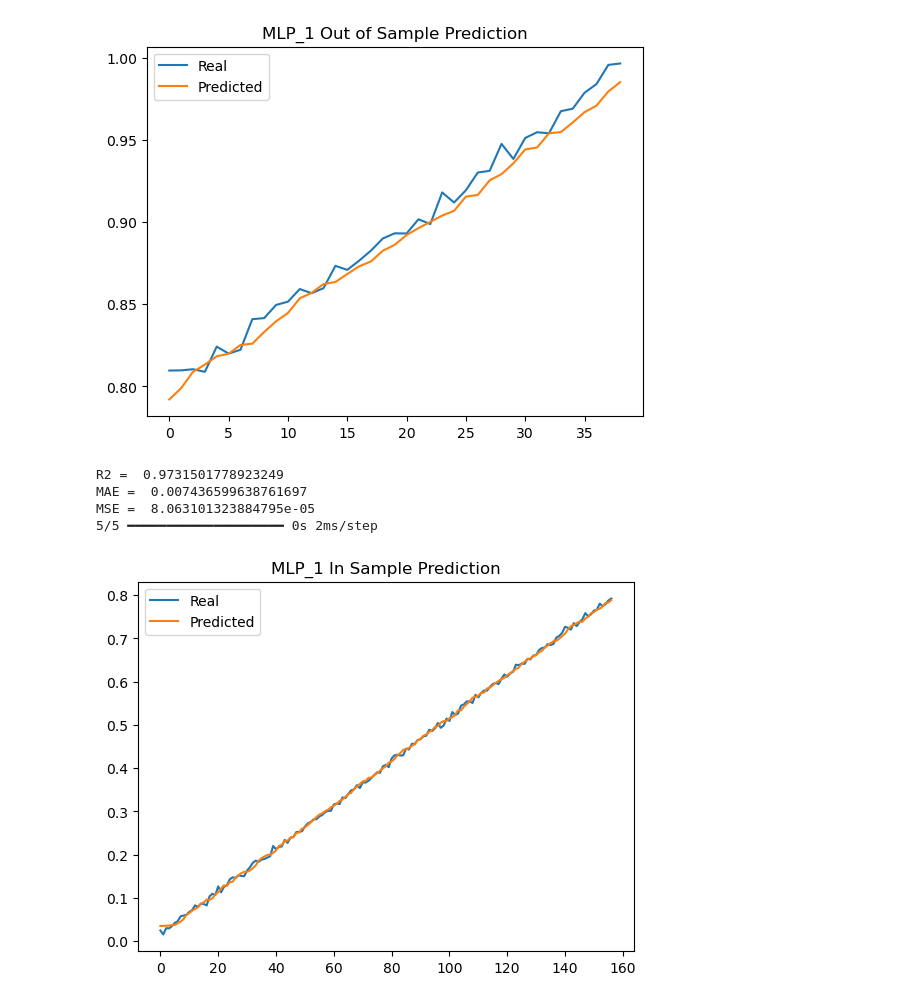
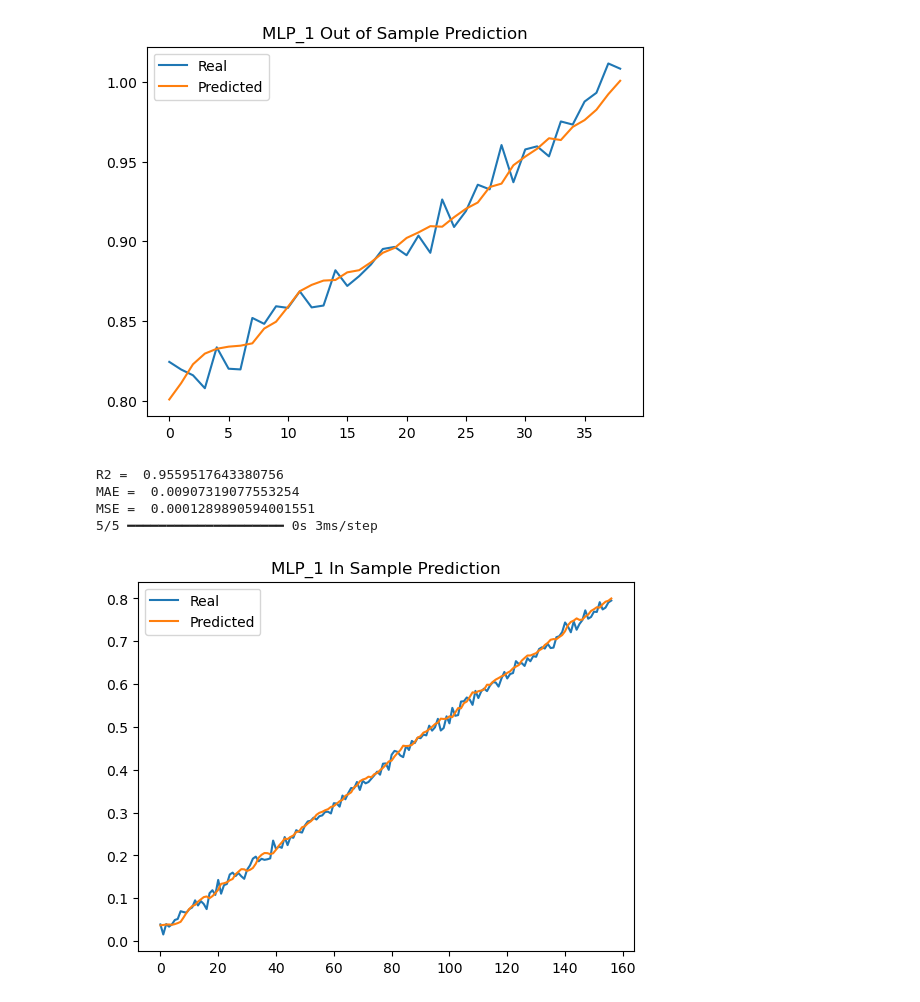
Before and after one commit to nagars/IL2233-KTH-Embedded-Intelligence, a Jupyter notebook: Project/Project_Task1.ipynb, the cells around one changed output. Drawn from its saved outputs; the diff is of its cells as text; code cells hidden in the pictures.

```diff
--- a/Project/Project_Task1.ipynb
+++ b/Project/Project_Task1.ipynb
@@ -128,7 +131,7 @@ MSE =  5.570392612233324e-05
 # Task 3.1.1.2
 # Creat an array of 200 steps from 0 to 1 with noise
 np.random.seed(0)  # for reproducibility
-noise = np.random.normal(-0.5, 0.5, num_points)  # random noise
+noise = np.random.normal(0, 1, num_points)  # random noise
 series_noise = series + 0.01*noise
 
 # Split data as required
@@ -151,6 +154,7 @@ plt.show()
 print('R2 = ', r2_score(MLP_1_Output_Predict, test_series[1]))
 print('MAE = ', mean_absolute_error(MLP_1_Output_Predict, test_series[1]))
 print('MSE = ', mean_squared_error(MLP_1_Output_Predict, test_series[1]))
+print('MAPE = ', mean_absolute_percentage_error(MLP_1_Output_Predict, test_series[1]))
 
 # Predict in sample values
 MLP_1_Output_Predict = MLP_1.predict(train_series[0])
@@ -183,9 +187,9 @@ Epoch 20/20
-[figure, old version]
+[figure, new version]
-R2 =  0.9731501778923249
-MAE =  0.007436599638761697
-MSE =  8.063101323884795e-05
-5/5 ━━━━━━━━━━━━━━━━━━━━ 0s 2ms/step
+R2 =  0.9559517643380756
+MAE =  0.00907319077553254
+MSE =  0.0001289890594001551
+5/5 ━━━━━━━━━━━━━━━━━━━━ 0s 3ms/step
-[figure, old version]
+[figure, new version]
 # %%
 from tensorflow.keras.layers import SimpleRNN
 from tensorflow.keras.layers import LSTM
```
Also changed, not shown: parts of 9 cells of this notebook, 11 other files.
